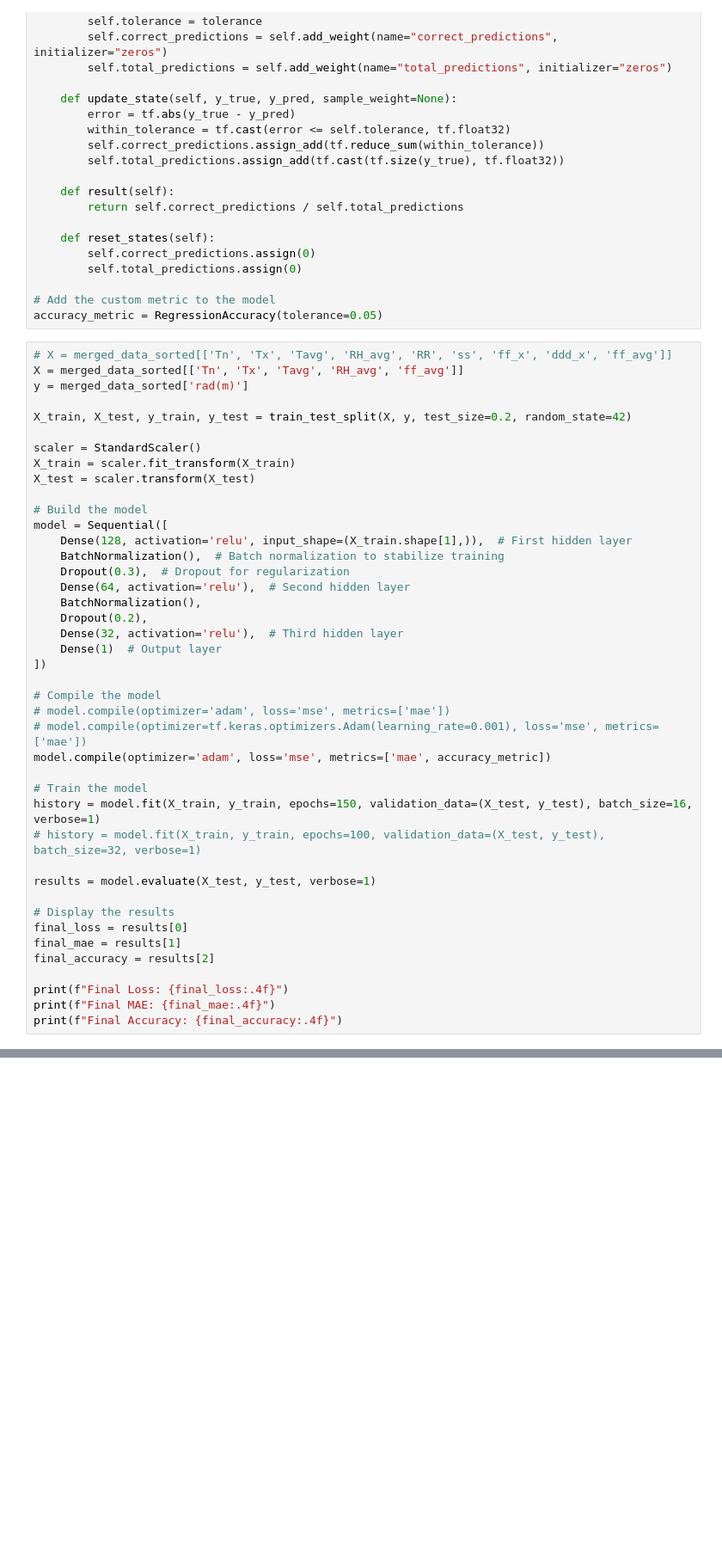
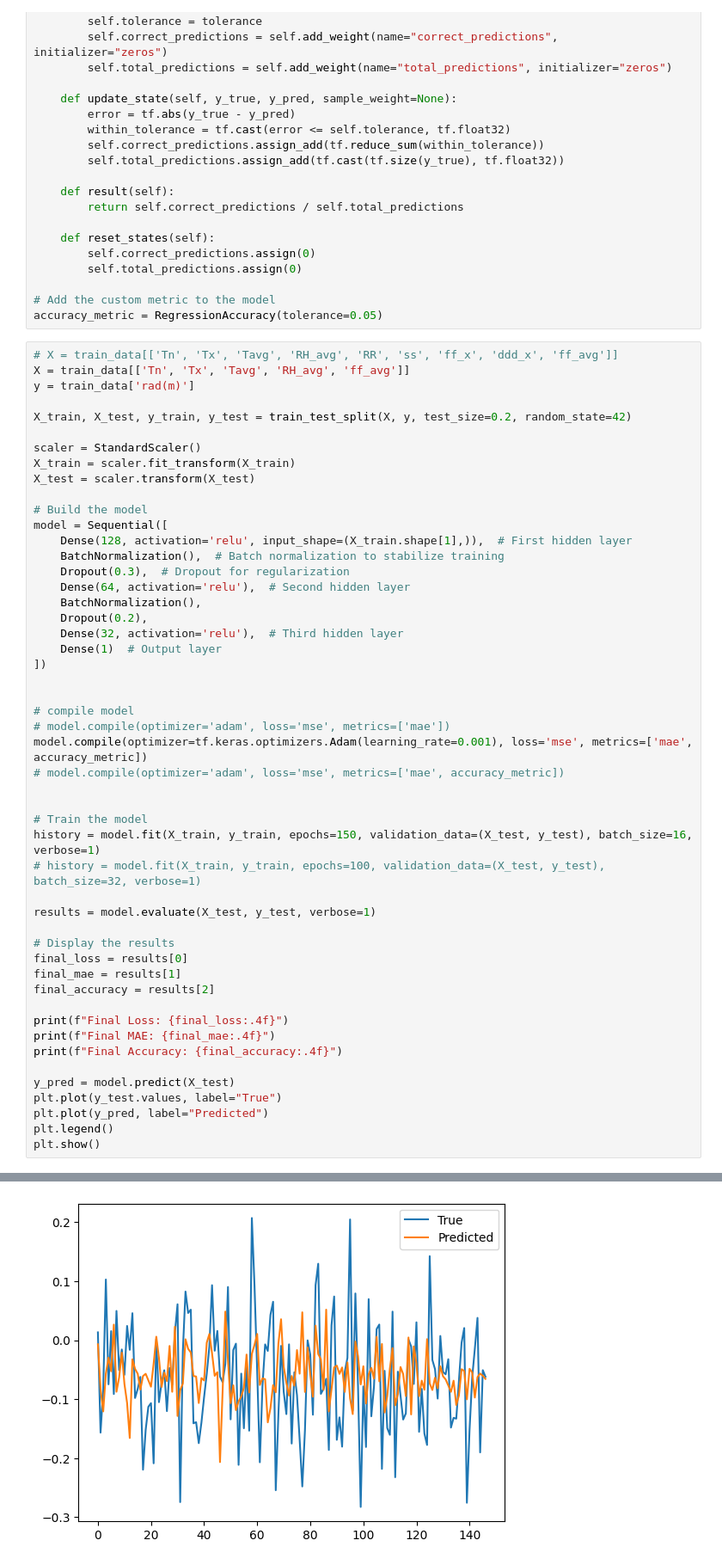
Before and after one commit to sevinadewi/Project-Capstone-Bangkit-Melaut, a Jupyter notebook: Machine Learning/linear_regression_model.ipynb, the cells around one changed output, grey strips where cells are left out. Shown: that part at 86% size. Cells and saved outputs as stored; diff of their text form; blank space fills up the shorter version.

```diff
--- a/Machine Learning/linear_regression_model.ipynb
+++ b/Machine Learning/linear_regression_model.ipynb
@@ -100,9 +80,9 @@ class RegressionAccuracy(Metric):
 # Add the custom metric to the model
 accuracy_metric = RegressionAccuracy(tolerance=0.05)
 # %%
-# X = merged_data_sorted[['Tn', 'Tx', 'Tavg', 'RH_avg', 'RR', 'ss', 'ff_x', 'ddd_x', 'ff_avg']]
-X = merged_data_sorted[['Tn', 'Tx', 'Tavg', 'RH_avg', 'ff_avg']]
-y = merged_data_sorted['rad(m)']
+# X = train_data[['Tn', 'Tx', 'Tavg', 'RH_avg', 'RR', 'ss', 'ff_x', 'ddd_x', 'ff_avg']]
+X = train_data[['Tn', 'Tx', 'Tavg', 'RH_avg', 'ff_avg']]
+y = train_data['rad(m)']
 
 X_train, X_test, y_train, y_test = train_test_split(X, y, test_size=0.2, random_state=42)
 
@@ -122,10 +102,12 @@ model = Sequential([
     Dense(1)  # Output layer
 ])
 
-# Compile the model
+
+# compile model
 # model.compile(optimizer='adam', loss='mse', metrics=['mae'])
-# model.compile(optimizer=tf.keras.optimizers.Adam(learning_rate=0.001), loss='mse', metrics=['mae'])
-model.compile(optimizer='adam', loss='mse', metrics=['mae', accuracy_metric])
+model.compile(optimizer=tf.keras.optimizers.Adam(learning_rate=0.001), loss='mse', metrics=['mae', accuracy_metric])
+# model.compile(optimizer='adam', loss='mse', metrics=['mae', accuracy_metric])
+
 
 # Train the model
 history = model.fit(X_train, y_train, epochs=150, validation_data=(X_test, y_test), batch_size=16, verbose=1)
@@ -141,5 +123,11 @@ final_accuracy = results[2]
 print(f"Final Loss: {final_loss:.4f}")
 print(f"Final MAE: {final_mae:.4f}")
 print(f"Final Accuracy: {final_accuracy:.4f}")
+
+y_pred = model.predict(X_test)
+plt.plot(y_test.values, label="True")
+plt.plot(y_pred, label="Predicted")
+plt.legend()
+plt.show()
 # %% [output]
 Epoch 1/150
@@ -163,3 +151,4 @@ Final Accuracy: 0.4384
+[figure, added]
 # %%
 
 # Define a function for making predictions
```
Also changed, not shown: parts of 8 cells of this notebook, 10 other files.
